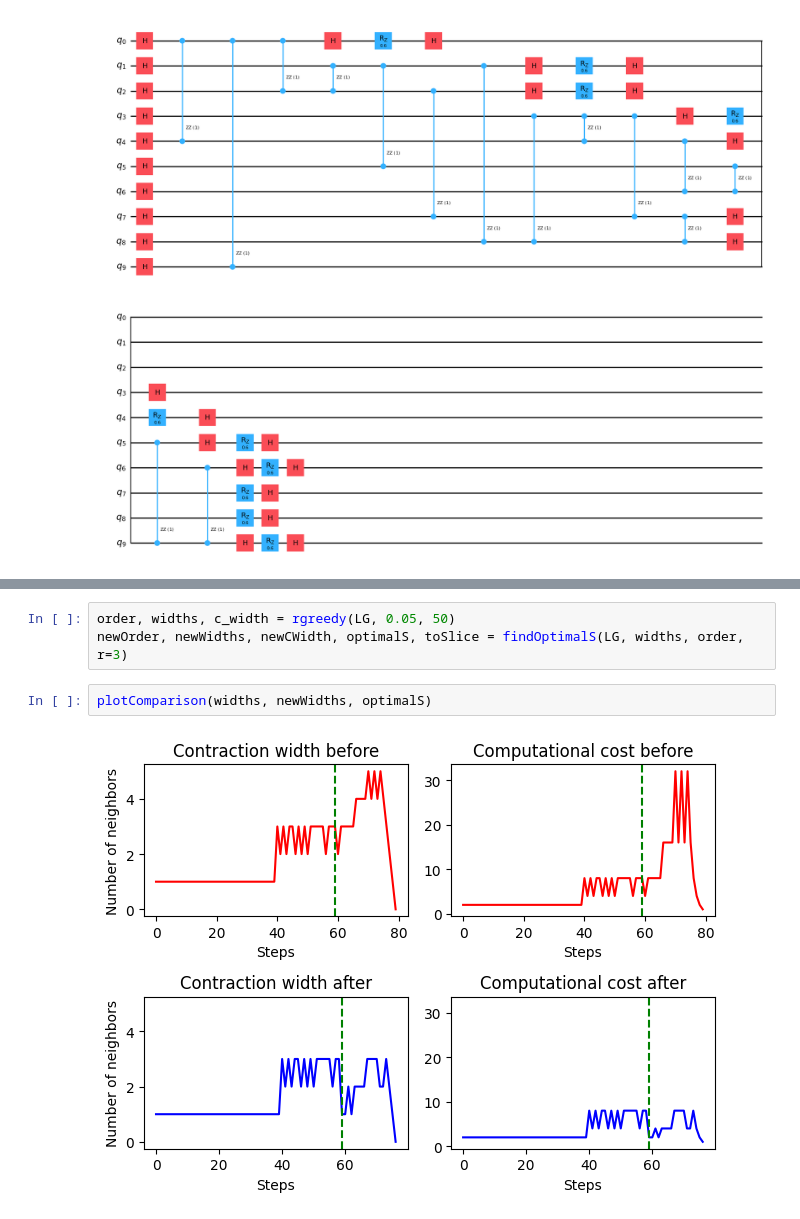
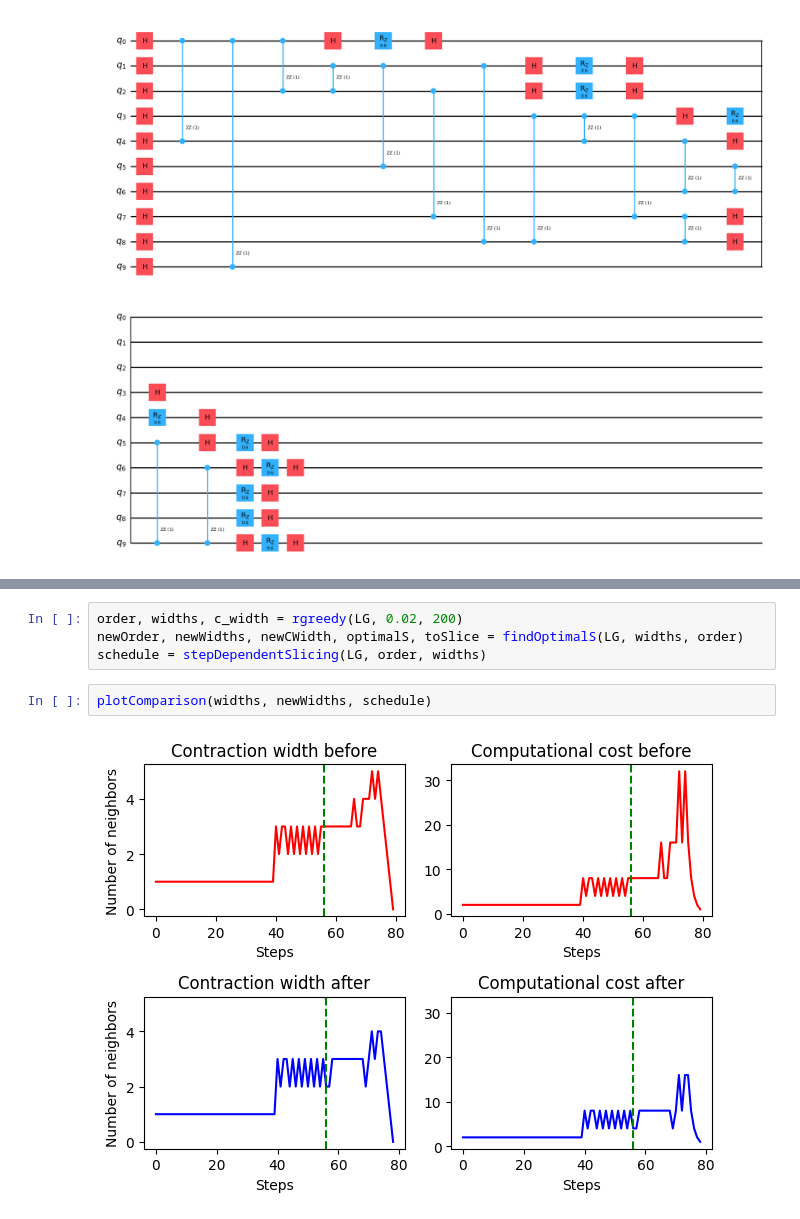
Before and after one commit to richardm1234/stepDependentSlicing_AQC, a Jupyter notebook: demo.ipynb, the cells around one changed output, grey strips where cells are left out. Drawn from its saved outputs; the diff is of its cells as text.

Commit message:
evaluateSchedule for running rgreedy on sliced graph, plotComparison allowing multiple slicing steps

```diff
--- a/demo.ipynb
+++ b/demo.ipynb
@@ -42,10 +42,11 @@ Number of edges: 130
 # %%
-order, widths, c_width = rgreedy(LG, 0.05, 50)
-newOrder, newWidths, newCWidth, optimalS, toSlice = findOptimalS(LG, widths, order, r=3)
+order, widths, c_width = rgreedy(LG, 0.02, 200)
+newOrder, newWidths, newCWidth, optimalS, toSlice = findOptimalS(LG, widths, order)
+schedule = stepDependentSlicing(LG, order, widths)
 # %%
-plotComparison(widths, newWidths, optimalS)
+plotComparison(widths, newWidths, schedule)
 # %% [output]
-[figure, old version]
+[figure, new version]
 # %%
 print(f"Contraction width was {c_width} now it's {newCWidth} with optimal step S = {optimalS}")
 print(f"Computational cost was {math.exp2(c_width)}, now it's {math.exp2(newCWidth)} which is a reduction of {math.exp2(c_width)/math.exp2(newCWidth)}")
```
Also changed, not shown: parts of 8 cells of this notebook, 2 other files.
